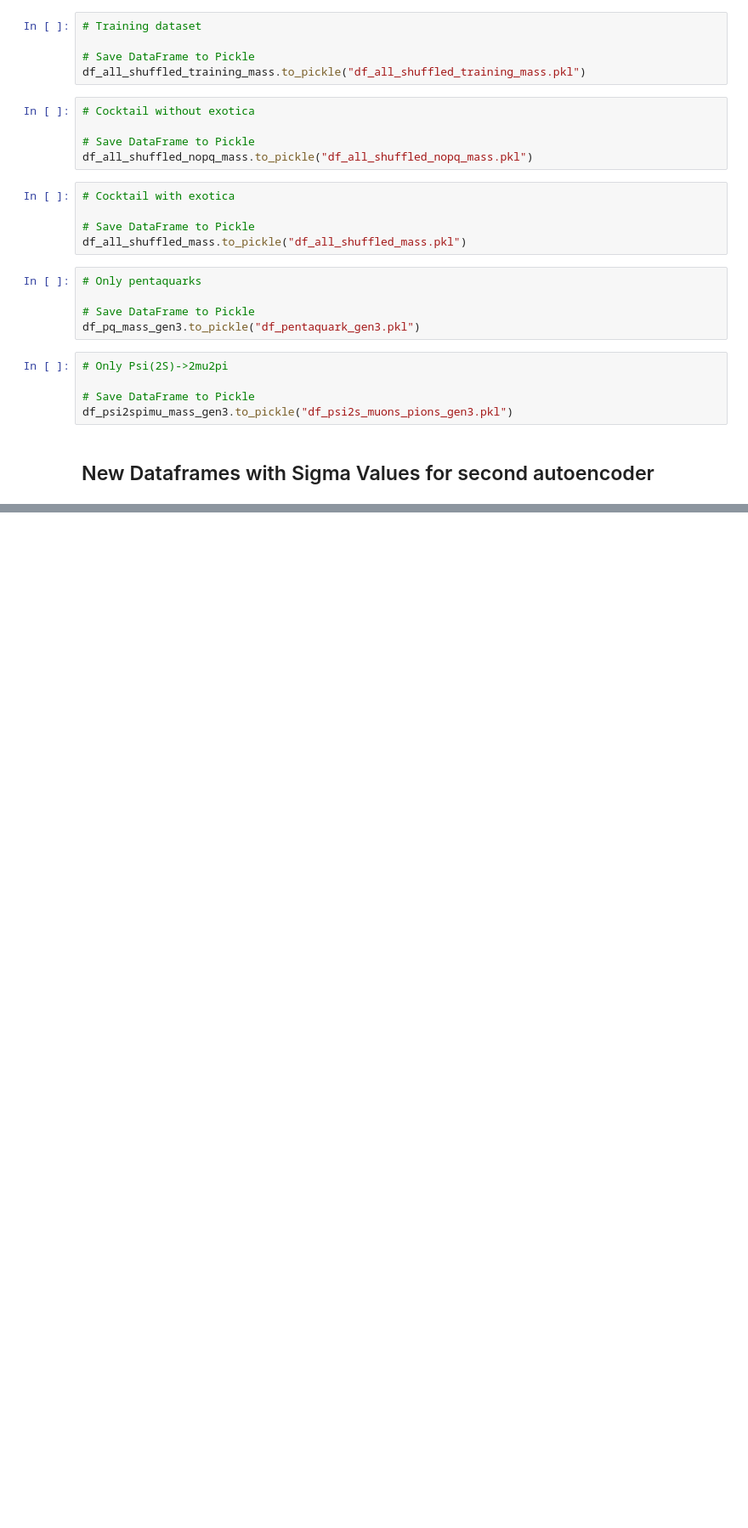
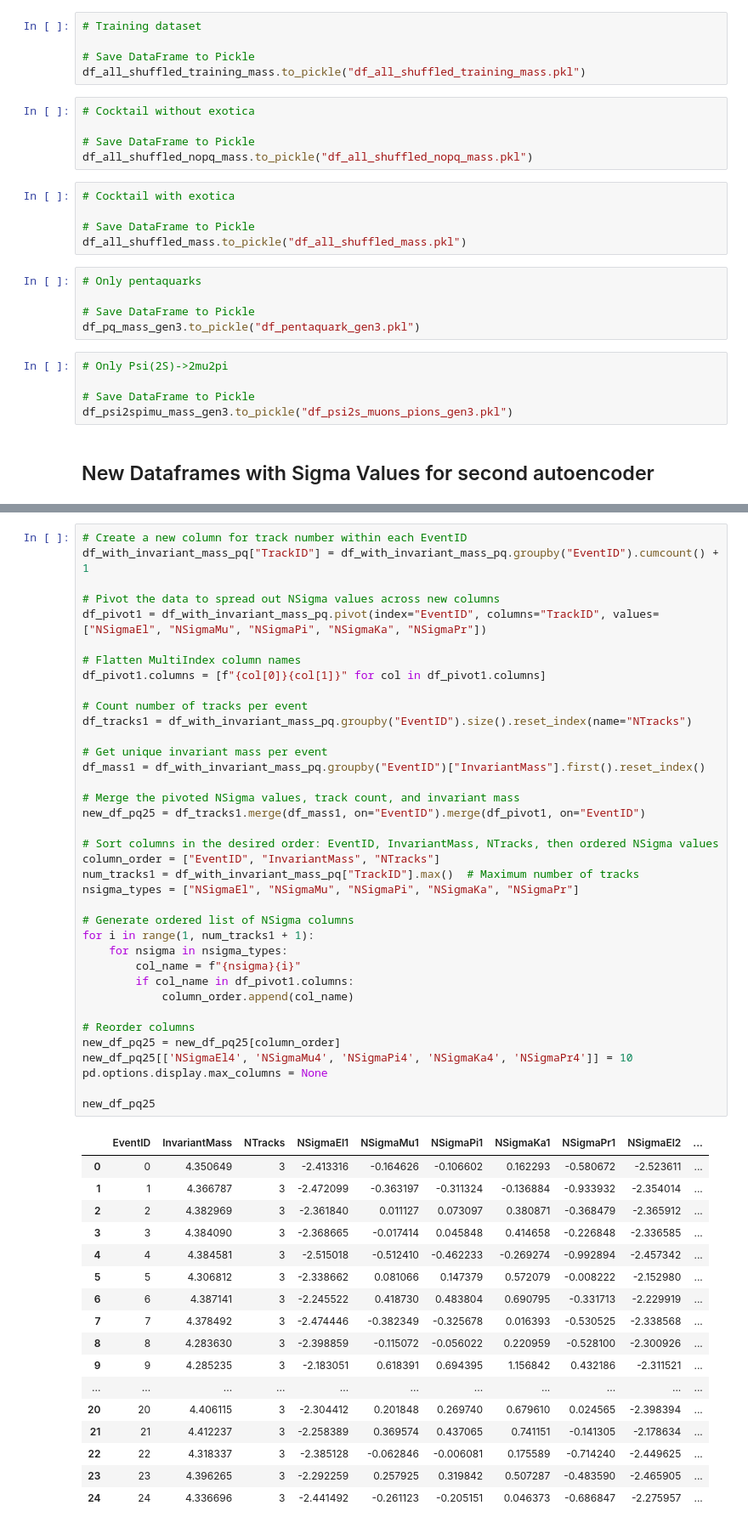
Before and after one commit to siragoni/ML-autoencoder-2, a Jupyter notebook: Clean.ipynb, the cells around one changed output, grey strips where cells are left out. Shown at 85% size. Drawn from its saved outputs; the diff is of its cells as text; blank space fills up the shorter version.

```diff
--- a/Clean.ipynb
+++ b/Clean.ipynb
@@ -4241,0 +4757,55 @@ df_psi2spimu_mass_gen3.to_pickle("df_psi2s_muons_pions_gen3.pkl")
+# %%
+# Create a new column for track number within each EventID
+df_with_invariant_mass_pq["TrackID"] = df_with_invariant_mass_pq.groupby("EventID").cumcount() + 1
+
+# Pivot the data to spread out NSigma values across new columns
+df_pivot1 = df_with_invariant_mass_pq.pivot(index="EventID", columns="TrackID", values=["NSigmaEl", "NSigmaMu", "NSigmaPi", "NSigmaKa", "NSigmaPr"])
+
+# Flatten MultiIndex column names
+df_pivot1.columns = [f"{col[0]}{col[1]}" for col in df_pivot1.columns]
+
+# Count number of tracks per event
+df_tracks1 = df_with_invariant_mass_pq.groupby("EventID").size().reset_index(name="NTracks")
+
+# Get unique invariant mass per event
+df_mass1 = df_with_invariant_mass_pq.groupby("EventID")["InvariantMass"].first().reset_index()
+
+# Merge the pivoted NSigma values, track count, and invariant mass
+new_df_pq25 = df_tracks1.merge(df_mass1, on="EventID").merge(df_pivot1, on="EventID")
+
+# Sort columns in the desired order: EventID, InvariantMass, NTracks, then ordered NSigma values
+column_order = ["EventID", "InvariantMass", "NTracks"]
+num_tracks1 = df_with_invariant_mass_pq["TrackID"].max()  # Maximum number of tracks
+nsigma_types = ["NSigmaEl", "NSigmaMu", "NSigmaPi", "NSigmaKa", "NSigmaPr"]
+
+# Generate ordered list of NSigma columns
+for i in range(1, num_tracks1 + 1):
+    for nsigma in nsigma_types:
+        col_name = f"{nsigma}{i}"
+        if col_name in df_pivot1.columns:
+            column_order.append(col_name)
+
+# Reorder columns
+new_df_pq25 = new_df_pq25[column_order]
+new_df_pq25[['NSigmaEl4', 'NSigmaMu4', 'NSigmaPi4', 'NSigmaKa4', 'NSigmaPr4']] = 10
+pd.options.display.max_columns = None
+
+new_df_pq25
+# %% [output]
+|  | EventID | InvariantMass | NTracks | NSigmaEl1 | NSigmaMu1 | NSigmaPi1 | NSigmaKa1 | NSigmaPr1 | NSigmaEl2 | ... |
+| 0 | 0 | 4.350649 | 3 | -2.413316 | -0.164626 | -0.106602 | 0.162293 | -0.580672 | -2.523611 | ... |
+| 1 | 1 | 4.366787 | 3 | -2.472099 | -0.363197 | -0.311324 | -0.136884 | -0.933932 | -2.354014 | ... |
+| 2 | 2 | 4.382969 | 3 | -2.361840 | 0.011127 | 0.073097 | 0.380871 | -0.368479 | -2.365912 | ... |
+| 3 | 3 | 4.384090 | 3 | -2.368665 | -0.017414 | 0.045848 | 0.414658 | -0.226848 | -2.336585 | ... |
+| 4 | 4 | 4.384581 | 3 | -2.515018 | -0.512410 | -0.462233 | -0.269274 | -0.992894 | -2.457342 | ... |
+| 5 | 5 | 4.306812 | 3 | -2.338662 | 0.081066 | 0.147379 | 0.572079 | -0.008222 | -2.152980 | ... |
+| 6 | 6 | 4.387141 | 3 | -2.245522 | 0.418730 | 0.483804 | 0.690795 | -0.331713 | -2.229919 | ... |
+| 7 | 7 | 4.378492 | 3 | -2.474446 | -0.382349 | -0.325678 | 0.016393 | -0.530525 | -2.338568 | ... |
+| 8 | 8 | 4.283630 | 3 | -2.398859 | -0.115072 | -0.056022 | 0.220959 | -0.528100 | -2.300926 | ... |
+| 9 | 9 | 4.285235 | 3 | -2.183051 | 0.618391 | 0.694395 | 1.156842 | 0.432186 | -2.311521 | ... |
+| ... | ... | ... | ... | ... | ... | ... | ... | ... | ... | ... |
+| 20 | 20 | 4.406115 | 3 | -2.304412 | 0.201848 | 0.269740 | 0.679610 | 0.024565 | -2.398394 | ... |
+| 21 | 21 | 4.412237 | 3 | -2.258389 | 0.369574 | 0.437065 | 0.741151 | -0.141305 | -2.178634 | ... |
+| 22 | 22 | 4.318337 | 3 | -2.385128 | -0.062846 | -0.006081 | 0.175589 | -0.714240 | -2.449625 | ... |
+| 23 | 23 | 4.396265 | 3 | -2.292259 | 0.257925 | 0.319842 | 0.507287 | -0.483590 | -2.465905 | ... |
+| 24 | 24 | 4.336696 | 3 | -2.441492 | -0.261123 | -0.205151 | 0.046373 | -0.686847 | -2.275957 | ... |
```
Also changed, not shown: parts of 104 cells of this notebook, 1 other file.
